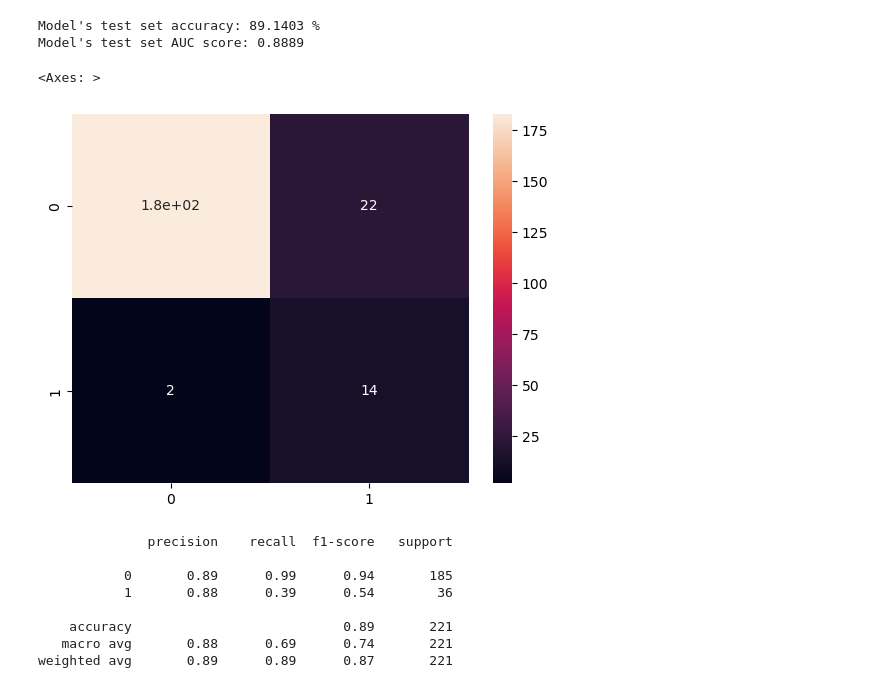
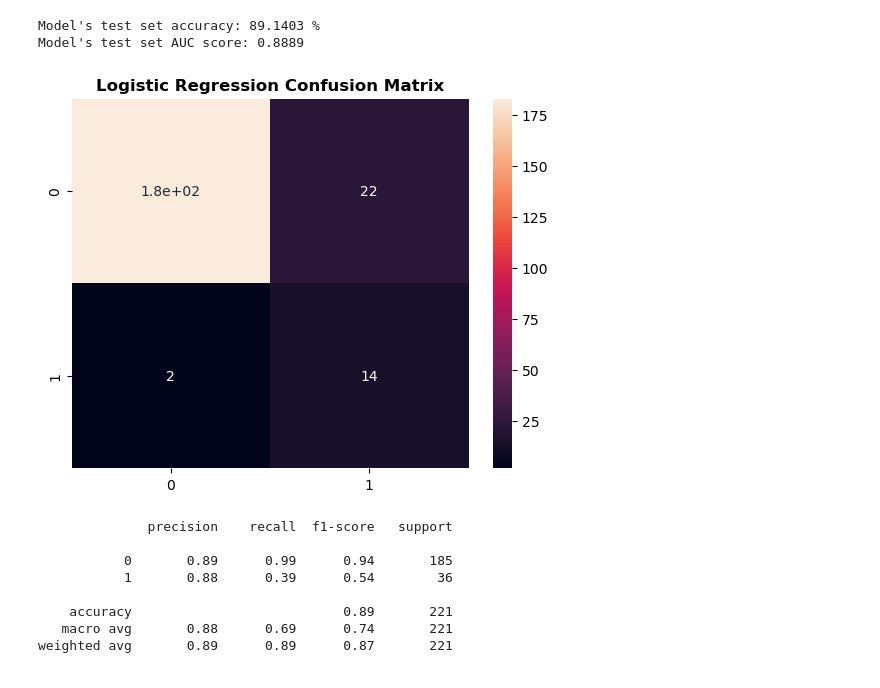
Before and after one commit to araystotle/human-resources-employee-optimization, a Jupyter notebook: human-resources-optimization.ipynb, the cells around one changed output. Saved outputs shown, nothing was run; the diff lists cells and outputs as text; code cells hidden in the pictures.

```diff
--- a/human-resources-optimization.ipynb
+++ b/human-resources-optimization.ipynb
@@ -519,11 +524,13 @@ Model's test set AUC score: 0.8889
 # %%
 # Generate a confusion matrix
 
 cm = confusion_matrix(test_pred, y_test)
 sns.heatmap(cm, annot=True)
+plt.title("Logistic Regression Confusion Matrix", fontweight='bold')
+
+plt.savefig("files/Logistic Regression Confusion Matrix.png")
 # %% [output]
-<Axes: >
-[figure, old version]
+[figure, new version]
 # %%
 # Generate a classification report
 print(classification_report(y_test, test_pred))
```
Also changed, not shown: parts of 33 cells of this notebook.
